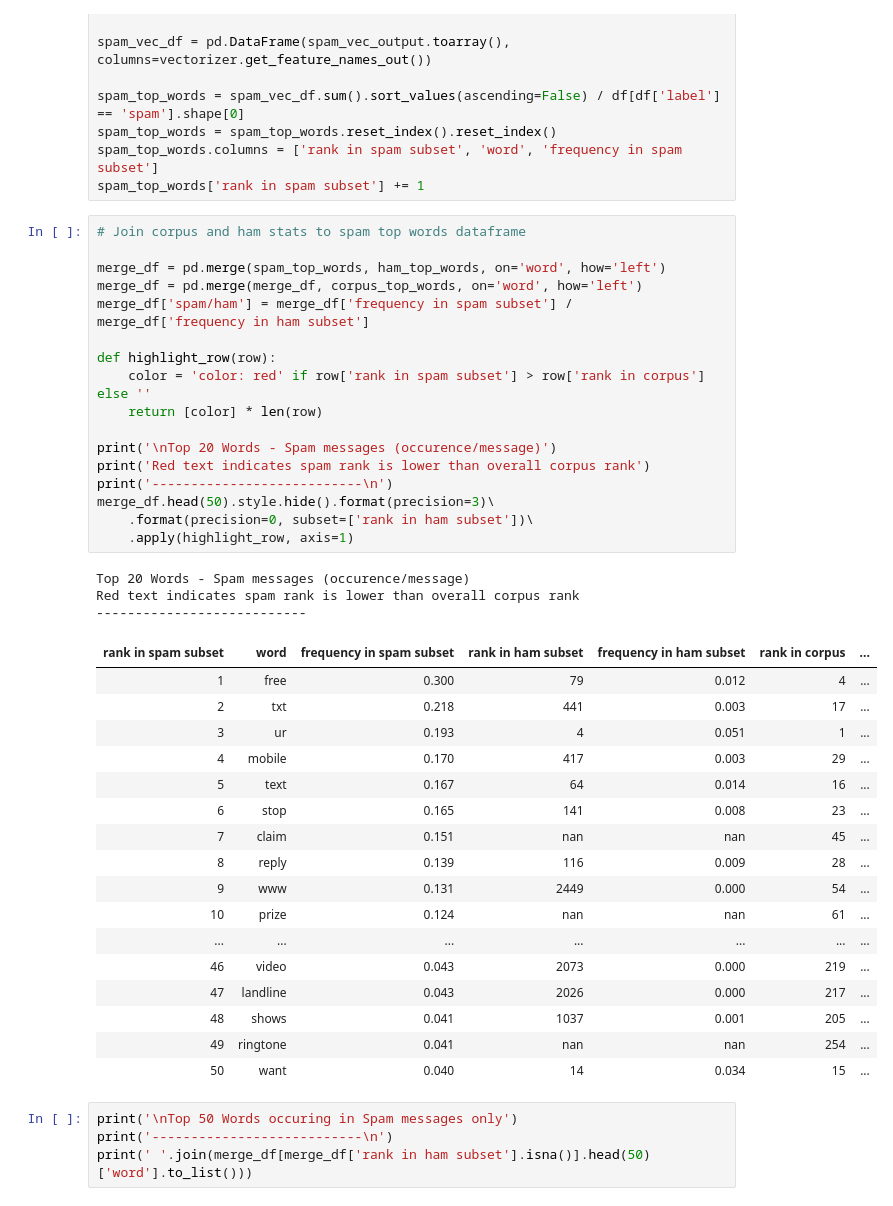
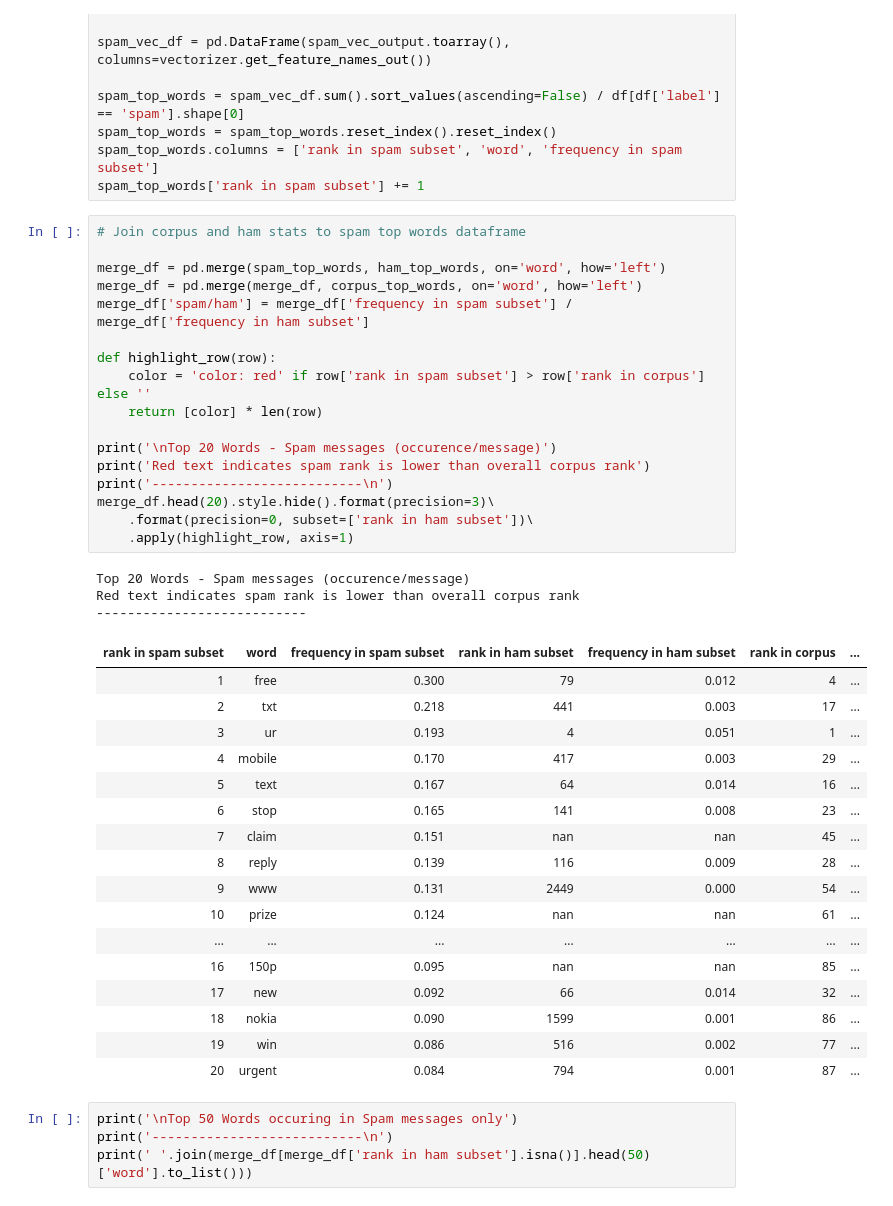
Before and after one commit to michaelm-503/spam_classification, a Jupyter notebook: 1_EDA.ipynb, the cells around one changed output. Drawn from its saved outputs; the diff is of its cells as text.

```diff
--- a/1_EDA.ipynb
+++ b/1_EDA.ipynb
@@ -333,39 +332,39 @@ spam_top_words['rank in spam subset'] += 1
 
 merge_df = pd.merge(spam_top_words, ham_top_words, on='word', how='left')
 merge_df = pd.merge(merge_df, corpus_top_words, on='word', how='left')
 merge_df['spam/ham'] = merge_df['frequency in spam subset'] / merge_df['frequency in ham subset']
 
 def highlight_row(row):
     color = 'color: red' if row['rank in spam subset'] > row['rank in corpus'] else ''
     return [color] * len(row)
 
 print('\nTop 20 Words - Spam messages (occurence/message)')
 print('Red text indicates spam rank is lower than overall corpus rank')
 print('---------------------------\n')
-merge_df.head(50).style.hide().format(precision=3)\
+merge_df.head(20).style.hide().format(precision=3)\
     .format(precision=0, subset=['rank in ham subset'])\
     .apply(highlight_row, axis=1)
 # %% [output]
 Top 20 Words - Spam messages (occurence/message)
 Red text indicates spam rank is lower than overall corpus rank
 ---------------------------
 | rank in spam subset | word | frequency in spam subset | rank in ham subset | frequency in ham subset | rank in corpus | ... |
 | 1 | free | 0.300 | 79 | 0.012 | 4 | ... |
 | 2 | txt | 0.218 | 441 | 0.003 | 17 | ... |
 | 3 | ur | 0.193 | 4 | 0.051 | 1 | ... |
 | 4 | mobile | 0.170 | 417 | 0.003 | 29 | ... |
 | 5 | text | 0.167 | 64 | 0.014 | 16 | ... |
 | 6 | stop | 0.165 | 141 | 0.008 | 23 | ... |
 | 7 | claim | 0.151 | nan | nan | 45 | ... |
 | 8 | reply | 0.139 | 116 | 0.009 | 28 | ... |
 | 9 | www | 0.131 | 2449 | 0.000 | 54 | ... |
 | 10 | prize | 0.124 | nan | nan | 61 | ... |
 | ... | ... | ... | ... | ... | ... | ... |
-| 46 | video | 0.043 | 2073 | 0.000 | 219 | ... |
-| 47 | landline | 0.043 | 2026 | 0.000 | 217 | ... |
-| 48 | shows | 0.041 | 1037 | 0.001 | 205 | ... |
-| 49 | ringtone | 0.041 | nan | nan | 254 | ... |
-| 50 | want | 0.040 | 14 | 0.034 | 15 | ... |
+| 16 | 150p | 0.095 | nan | nan | 85 | ... |
+| 17 | new | 0.092 | 66 | 0.014 | 32 | ... |
+| 18 | nokia | 0.090 | 1599 | 0.001 | 86 | ... |
+| 19 | win | 0.086 | 516 | 0.002 | 77 | ... |
+| 20 | urgent | 0.084 | 794 | 0.001 | 87 | ... |
 # %%
 print('\nTop 50 Words occuring in Spam messages only')
 print('---------------------------\n')
```
Also changed, not shown: parts of 1 cell of this notebook.
